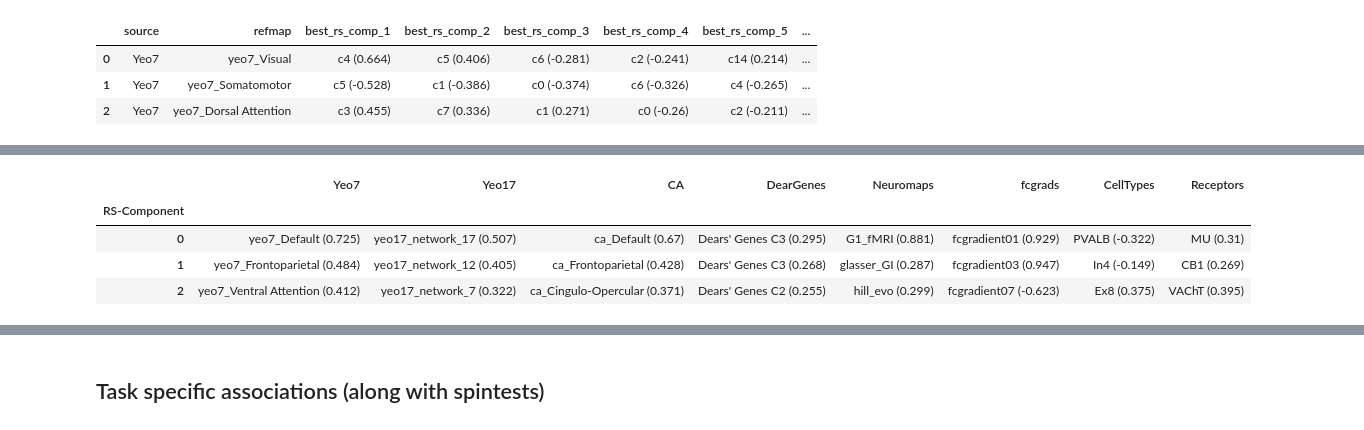
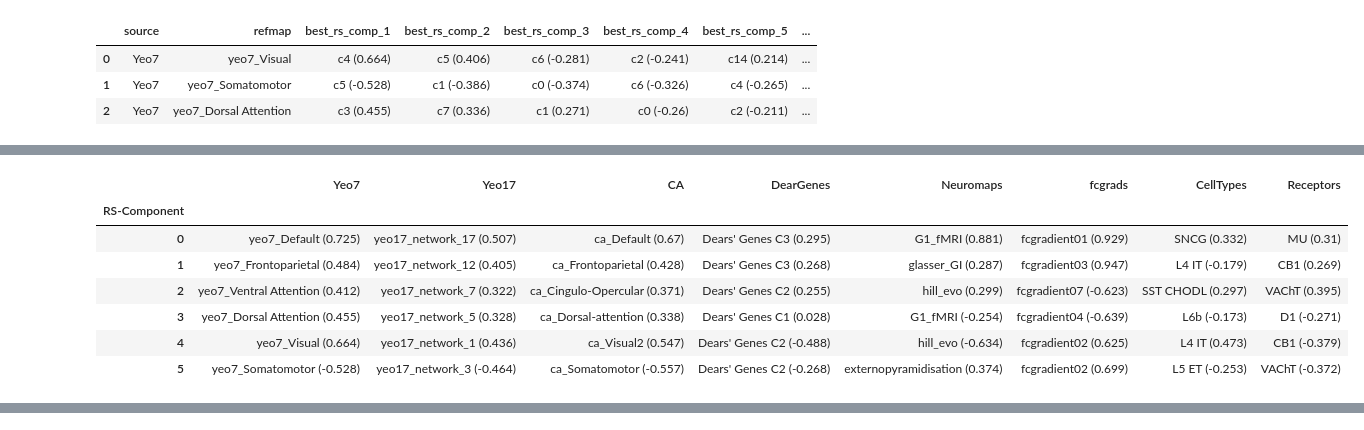
Before and after one commit to rscgh/individual_function_predictions, a Jupyter notebook: linear_models_pca_component_annotation.ipynb, the cells around one changed output, grey strips where cells are left out. Cells and saved outputs as stored; diff of their text form; code cells hidden in the pictures.

```diff
--- a/linear_models_pca_component_annotation.ipynb
+++ b/linear_models_pca_component_annotation.ipynb
@@ -259,7 +291,8 @@ receptor_maps = yy["maps"]
 receptor_names = yy["receptor_names"]
 print(receptor_maps.shape)
 
-xx=np.load("data/celltype_maps.VisDfc18.L.fslr29k.npy", allow_pickle=1).item()
+#xx=np.load("data/celltype_maps.VisDfc18.L.fslr29k.npy", allow_pickle=1).item()
+xx=np.load("data/celltype_maps.Jorstad24cts.L.fslr29k.npy", allow_pickle=1).item()
 print(xx.keys())
 cell_type_maps = xx["maps"]
 cell_type_names = xx["celltype_names"]
@@ -303,14 +337,16 @@ pca = pk.load(open("data/group_conmat_pca.200c.pkl",'rb'))
 print("Group PCA components:", pca.components_.shape)
 
 # Load all the reference maps
-p = np.load("data/all_cortical_reference_maps.fslr32k.l29.npy", allow_pickle=1).item()
+#p = np.load("data/all_cortical_reference_maps.fslr32k.l29.npy", allow_pickle=1).item()
+p = np.load("data/all_cortical_reference_maps_v2.fslr32k.l29.npy", allow_pickle=1).item()
 refmaps= p["refmaps"]; refnames = p["names"];
 print("Reference maps:", refmaps.shape, "\nE.g.", refnames[:5])
 
 # Add information about the sources to the reference maps
-source = ["Yeo7"]*7 + ["Yeo17"]*17 + ["CA"]*12 + ["DearGenes"]*3 +  ["Neuromaps"]*12 + ["fcgrads"]*10 + ["CellTypes"]*18 + ["Receptors"]*16;
+#source = ["Yeo7"]*7 + ["Yeo17"]*17 + ["CA"]*12 + ["DearGenes"]*3 +  ["Neuromaps"]*12 + ["fcgrads"]*10 + ["CellTypes"]*18 + ["Receptors"]*16;
+source = ["Yeo7"]*7 + ["Yeo17"]*17 + ["CA"]*12 + ["DearGenes"]*3 +  ["Neuromaps"]*12 + ["fcgrads"]*10 + ["CellTypes"]*24 + ["Receptors"]*16;
 ref_overview_df = pd.DataFrame(dict(source=source, map_name=refnames))
-ref_overview_df.head(3)
+ref_overview_df.tail(20)
 # %% [output]
 Linear coefficients: (47, 200)
 Group PCA components: (200, 29696)
@@ -329,3 +376,6 @@ corrs.shape
+# %%
+# Correlate components with refmaps
+corrs = pearson_correlation(pca.components_, refmaps)
 # %%
 # Visuzalize the full correltations
 print(corrs.shape, corrs.max(), corrs.min())
@@ -429,28 +509,31 @@ plt.matshow(assignmat.T, cmap="tab20")
 # %%
 # highest fitting reference map per category for each components
 
 # annotate the components with the best 10 reference maps
 import pandas as pd
 best_refer = np.argsort(np.absolute(corrs), axis=1)[:, ::-1]
 table = []
 for cn in range(len(corrs)):
   row = []#[cn]
   for nc, category in enumerate(sources.unique()):
     incl = np.where(sources==category)[0]
     rn = np.argsort(np.absolute(corrs[cn,incl]))[::-1][0]
     row.append(np.array(refnames)[incl][rn] + f" ({corrs[cn,incl][rn].round(3)})")
   table.append(row)
 
 df = pd.DataFrame(table, columns = sources.unique())
 df.index.name = "RS-Component"
 comp_to_ref_best_by_cat =df;
-df.head(3)
+df.head(6)
 # %% [output]
 |  | Yeo7 | Yeo17 | CA | DearGenes | Neuromaps | fcgrads | CellTypes | Receptors |
 | RS-Component |  |  |  |  |  |  |  |  |
-| 0 | yeo7_Default (0.725) | yeo17_network_17 (0.507) | ca_Default (0.67) | Dears' Genes C3 (0.295) | G1_fMRI (0.881) | fcgradient01 (0.929) | PVALB (-0.322) | MU (0.31) |
-| 1 | yeo7_Frontoparietal (0.484) | yeo17_network_12 (0.405) | ca_Frontoparietal (0.428) | Dears' Genes C3 (0.268) | glasser_GI (0.287) | fcgradient03 (0.947) | In4 (-0.149) | CB1 (0.269) |
-| 2 | yeo7_Ventral Attention (0.412) | yeo17_network_7 (0.322) | ca_Cingulo-Opercular (0.371) | Dears' Genes C2 (0.255) | hill_evo (0.299) | fcgradient07 (-0.623) | Ex8 (0.375) | VAChT (0.395) |
+| 0 | yeo7_Default (0.725) | yeo17_network_17 (0.507) | ca_Default (0.67) | Dears' Genes C3 (0.295) | G1_fMRI (0.881) | fcgradient01 (0.929) | SNCG (0.332) | MU (0.31) |
+| 1 | yeo7_Frontoparietal (0.484) | yeo17_network_12 (0.405) | ca_Frontoparietal (0.428) | Dears' Genes C3 (0.268) | glasser_GI (0.287) | fcgradient03 (0.947) | L4 IT (-0.179) | CB1 (0.269) |
+| 2 | yeo7_Ventral Attention (0.412) | yeo17_network_7 (0.322) | ca_Cingulo-Opercular (0.371) | Dears' Genes C2 (0.255) | hill_evo (0.299) | fcgradient07 (-0.623) | SST CHODL (0.297) | VAChT (0.395) |
+| 3 | yeo7_Dorsal Attention (0.455) | yeo17_network_5 (0.328) | ca_Dorsal-attention (0.338) | Dears' Genes C1 (0.028) | G1_fMRI (-0.254) | fcgradient04 (-0.639) | L6b (-0.173) | D1 (-0.271) |
+| 4 | yeo7_Visual (0.664) | yeo17_network_1 (0.436) | ca_Visual2 (0.547) | Dears' Genes C2 (-0.488) | hill_evo (-0.634) | fcgradient02 (0.625) | L4 IT (0.473) | CB1 (-0.379) |
+| 5 | yeo7_Somatomotor (-0.528) | yeo17_network_3 (-0.464) | ca_Somatomotor (-0.557) | Dears' Genes C2 (-0.268) | externopyramidisation (0.374) | fcgradient02 (0.699) | L5 ET (-0.253) | VAChT (-0.372) |
 # %%
 # Annotate best components by task
 
@@ -492,2 +561,0 @@ writer.close()
-# %% [markdown]
-## Task specific associations (along with spintests)
```
Also changed, not shown: parts of 56 cells of this notebook, 4 other files.
